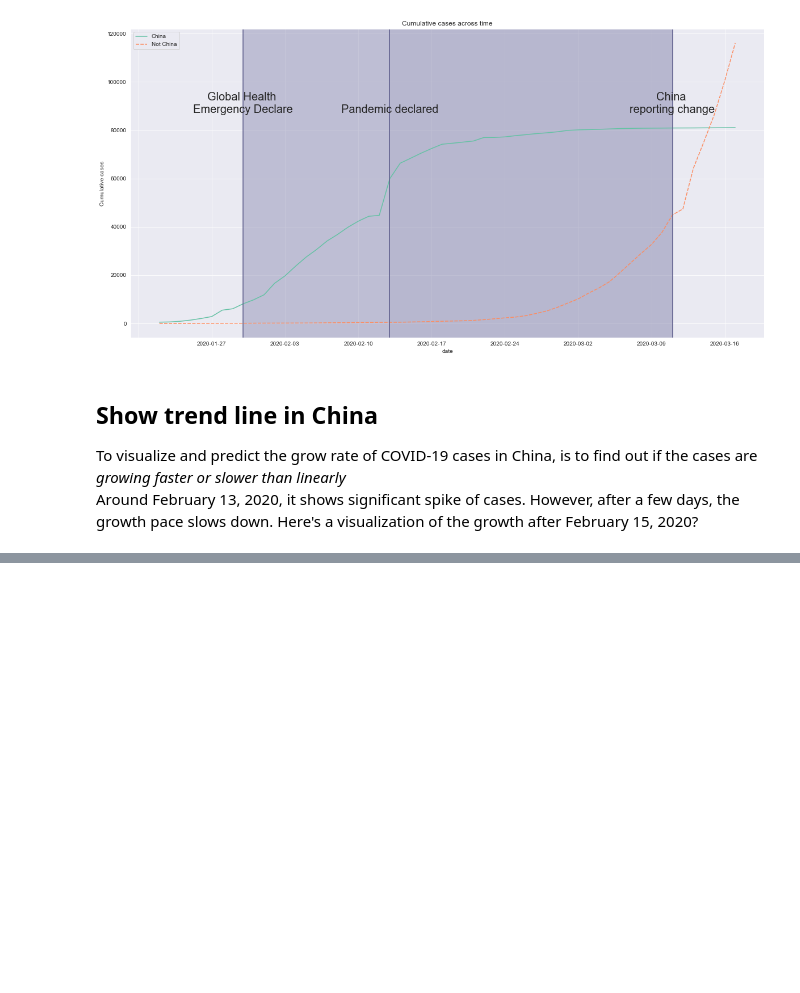
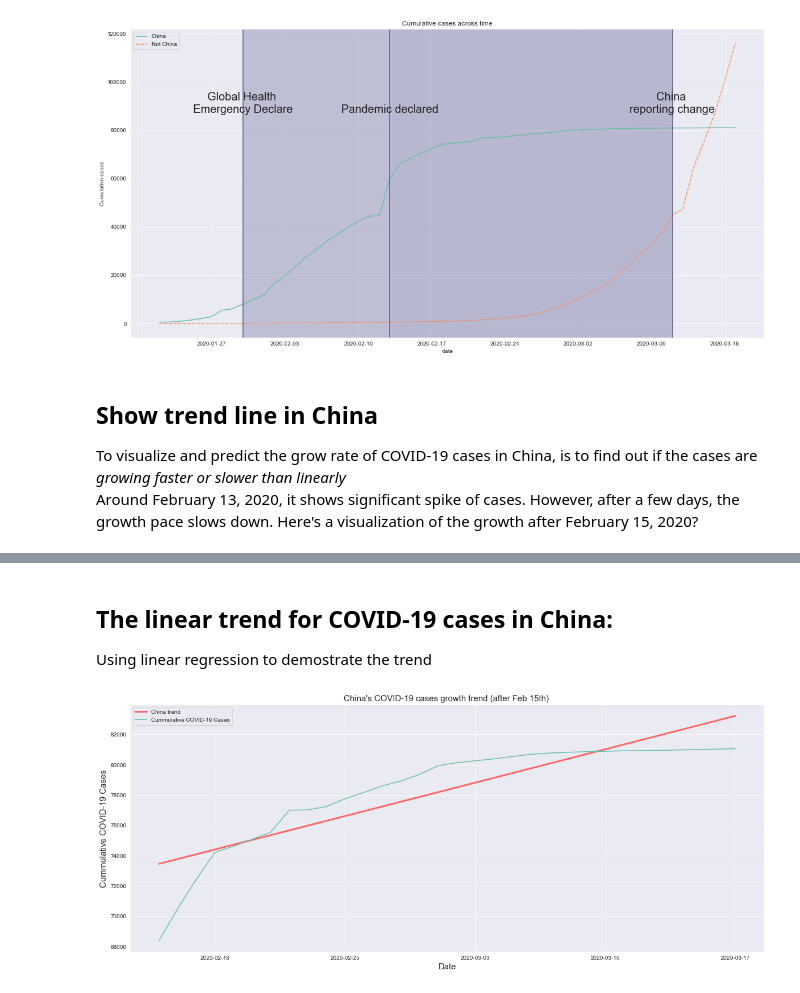
Before and after one commit to sushii2001/COVID-19_Visualization, a Jupyter notebook: covid-19_visualization.ipynb, the cells around one changed output, grey strips where cells are left out. Drawn from its saved outputs; the diff is of its cells as text; code cells hidden in the pictures; blank space fills up the shorter version.

Commit message:
Plot trend line for COVID-19 cases in China

```diff
--- a/covid-19_visualization.ipynb
+++ b/covid-19_visualization.ipynb
@@ -166,3 +166,8 @@ plt.show()
 ## Show trend line in China
 <p>
 To visualize and predict the grow rate of COVID-19 cases in China, is to find out if the cases are <em> growing faster or slower than linearly </em> <br> Around February 13, 2020, it shows significant spike of cases. However, after a few days, the growth pace slows down. Here's a visualization of the growth after February 15, 2020?</p>
+# %%
+# Filter for COVID-19 Cases in China and after Feb 15th
+china_trend = confirmed_cases_china_vs_world.loc[
+                (confirmed_cases_china_vs_world['is_china']=="China")
+                & (confirmed_cases_china_vs_world["date"] >= "2020-02-15")]
@@ -168,0 +185,27 @@ To visualize and predict the grow rate of COVID-19 cases in China, is to find ou
+# %% [markdown]
+## The linear trend for COVID-19 cases in China:
+Using linear regression to demostrate the trend
+# %%
+# Define the slope, intercept, r_value, p_value, std_err of trend line:
+slope, intercept, r_value, p_value, std_err = linregress(china_trend['date'].apply(lambda date: date.toordinal()),
+                                                china_trend['cum_cases'])
+
+# Trend line calculation
+line = [slope*xi + intercept for xi in china_trend['date'].apply(lambda date: date.toordinal())]
+
+# Plot setting
+plt.figure(figsize = (20, 8))
+plt.title("China's COVID-19 cases growth trend (after Feb 15th) ", size = 15)
+ax.xaxis.set_major_locator(dates.WeekdayLocator(interval=1))
+plt.ylabel("Cummulative COVID-19 Cases", size = 15)
+plt.xlabel("Date", size = 15)
+
+# Trend line plot
+plt.plot(china_trend['date'], line, color='#ff6666', linewidth=3, label="China trend")
+ax = sns.lineplot(data=china_trend, x=china_trend['date'], y=china_trend['cum_cases'],
+        label = 'Cummulative COVID-19 Cases')
+
+plt.legend()
+plt.show()
+# %% [output]
+[figure, added]
```
Also changed, not shown: parts of 1 cell of this notebook.
